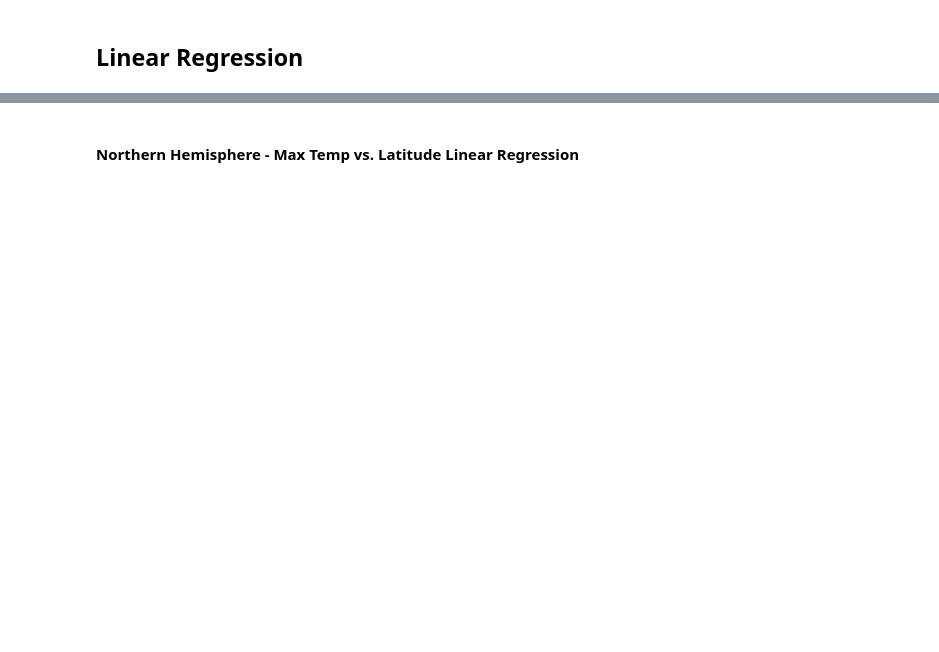
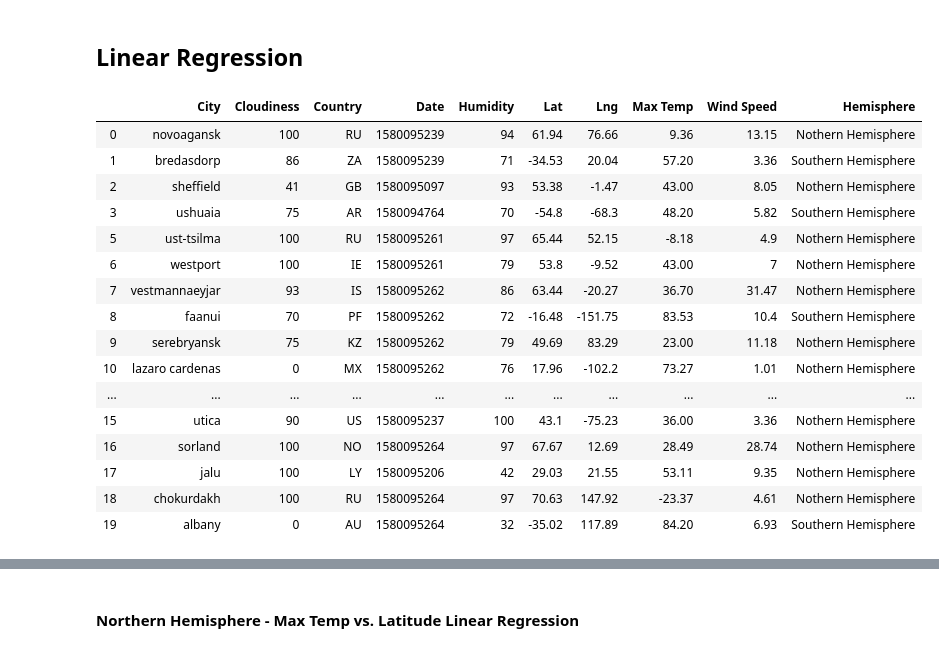
Before and after one commit to alvinochieng/python-api-challenge, a Jupyter notebook: WeatherPy/WeatherPy.ipynb, the cells around one changed output, grey strips where cells are left out. Saved outputs shown, nothing was run; the diff lists cells and outputs as text; code cells hidden in the pictures; blank space fills up the shorter version.

```diff
--- a/WeatherPy/WeatherPy.ipynb
+++ b/WeatherPy/WeatherPy.ipynb
@@ -127,26 +109,28 @@ wind_speed = []
 
 for index, row in weather_df.iterrows():
 
-    query_url = url + "appid=" + weather_api_key + row['City'] +  ',' + row['Country'] + units
-    response = requests.get(query_url).json()
+    query_url = url + row["City"] + ',' + row["Country"] + "&appid=" + weather_api_key
+
+    response = requests.get(query_url)
+    response_json = response.json()
 
     try:
-        print("Processing Record{count} of Set {count_set} | {city}")
-        weather_df.loc[index, "Cloudiness"] = response["clouds"]["all"]
-        weather_df.loc[index, "Date"] = response["dt"]
-        weather_df.loc[index, "Humididty"] = response["main"]["humidity"]
-        weather_df.loc[index, "Lat"] = response["coord"]["lat"]
-        weather_df.loc[index, "Lng"] = response["coord"]["lon"]
-        weather_df.loc[index, "Max Temp"] = response["main"]["temp_max"]
-        weather_df.loc[index, "Wind Speed"] = response["wind"]["speed"]
+        print(f'Processing Record {count} of Set {count_set} | {response_json["name"]}')
 
-    except (KeyError, ValueError):
-        print("City not found. Skipping....")
-if count == 51:
-    count_set +=1
-    count += 1
+        weather_df.loc[index, "Cloudiness"] = response_json["clouds"]["all"]
+        weather_df.loc[index, "Date"] = response_json["dt"]
+        weather_df.loc[index, "Humidity"] = response_json["main"]["humidity"]
+        weather_df.loc[index, "Lat"] = response_json["coord"]["lat"]
+        weather_df.loc[index, "Lng"] = response_json["coord"]["lon"]
+        weather_df.loc[index, "Max Temp"] = response_json["main"]["temp_max"]
+        weather_df.loc[index, "Wind Speed"] = response_json["wind"]["speed"]
+
+        count += 1
+
+    except (KeyError,):
+          print("City not found. Skipping....")
+
 print("------------------------\n Data Retrieval Complete \n--------------------------")
-response
 # %% [output]
 Begining Data Retrieval
 -----------------------
@@ -271,2 +255,22 @@ print(regress_values)
 # %%
 # Create Northern and Southern Hemisphere DataFrames
+weather_df['Hemisphere'] = np.where(weather_df['Lat'] >= 0,'Nothern Hemisphere', 'Southern Hemisphere')
+weather_df
+# %% [output]
+|  | City | Cloudiness | Country | Date | Humidity | Lat | Lng | Max Temp | Wind Speed | Hemisphere |
+| 0 | novoagansk | 100 | RU | 1580095239 | 94 | 61.94 | 76.66 | 9.36 | 13.15 | Nothern Hemisphere |
+| 1 | bredasdorp | 86 | ZA | 1580095239 | 71 | -34.53 | 20.04 | 57.20 | 3.36 | Southern Hemisphere |
+| 2 | sheffield | 41 | GB | 1580095097 | 93 | 53.38 | -1.47 | 43.00 | 8.05 | Nothern Hemisphere |
+| 3 | ushuaia | 75 | AR | 1580094764 | 70 | -54.8 | -68.3 | 48.20 | 5.82 | Southern Hemisphere |
+| 5 | ust-tsilma | 100 | RU | 1580095261 | 97 | 65.44 | 52.15 | -8.18 | 4.9 | Nothern Hemisphere |
+| 6 | westport | 100 | IE | 1580095261 | 79 | 53.8 | -9.52 | 43.00 | 7 | Nothern Hemisphere |
+| 7 | vestmannaeyjar | 93 | IS | 1580095262 | 86 | 63.44 | -20.27 | 36.70 | 31.47 | Nothern Hemisphere |
+| 8 | faanui | 70 | PF | 1580095262 | 72 | -16.48 | -151.75 | 83.53 | 10.4 | Southern Hemisphere |
+| 9 | serebryansk | 75 | KZ | 1580095262 | 79 | 49.69 | 83.29 | 23.00 | 11.18 | Nothern Hemisphere |
+| 10 | lazaro cardenas | 0 | MX | 1580095262 | 76 | 17.96 | -102.2 | 73.27 | 1.01 | Nothern Hemisphere |
+| ... | ... | ... | ... | ... | ... | ... | ... | ... | ... | ... |
+| 15 | utica | 90 | US | 1580095237 | 100 | 43.1 | -75.23 | 36.00 | 3.36 | Nothern Hemisphere |
+| 16 | sorland | 100 | NO | 1580095264 | 97 | 67.67 | 12.69 | 28.49 | 28.74 | Nothern Hemisphere |
+| 17 | jalu | 100 | LY | 1580095206 | 42 | 29.03 | 21.55 | 53.11 | 9.35 | Nothern Hemisphere |
+| 18 | chokurdakh | 100 | RU | 1580095264 | 97 | 70.63 | 147.92 | -23.37 | 4.61 | Nothern Hemisphere |
+| 19 | albany | 0 | AU | 1580095264 | 32 | -35.02 | 117.89 | 84.20 | 6.93 | Southern Hemisphere |
```
Also changed, not shown: parts of 23 cells of this notebook, 6 other files.
